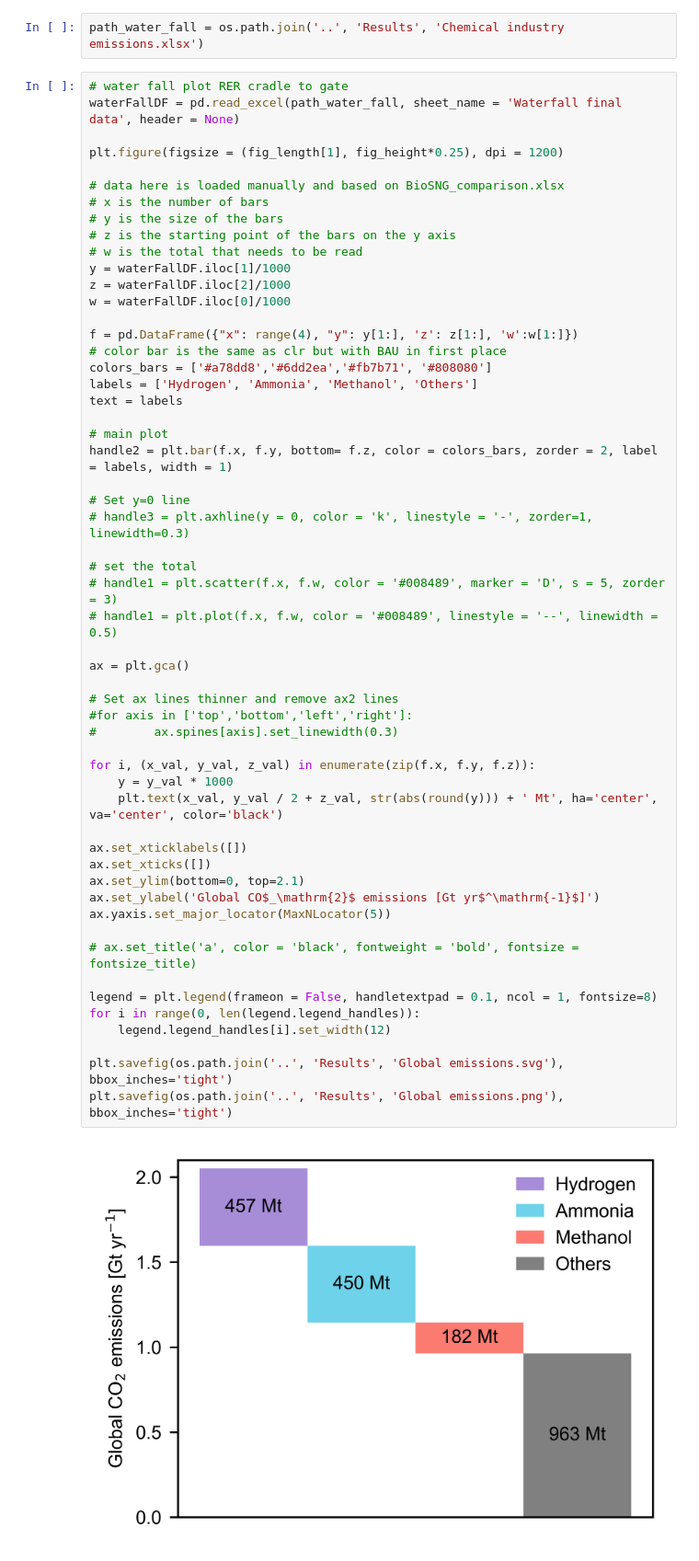
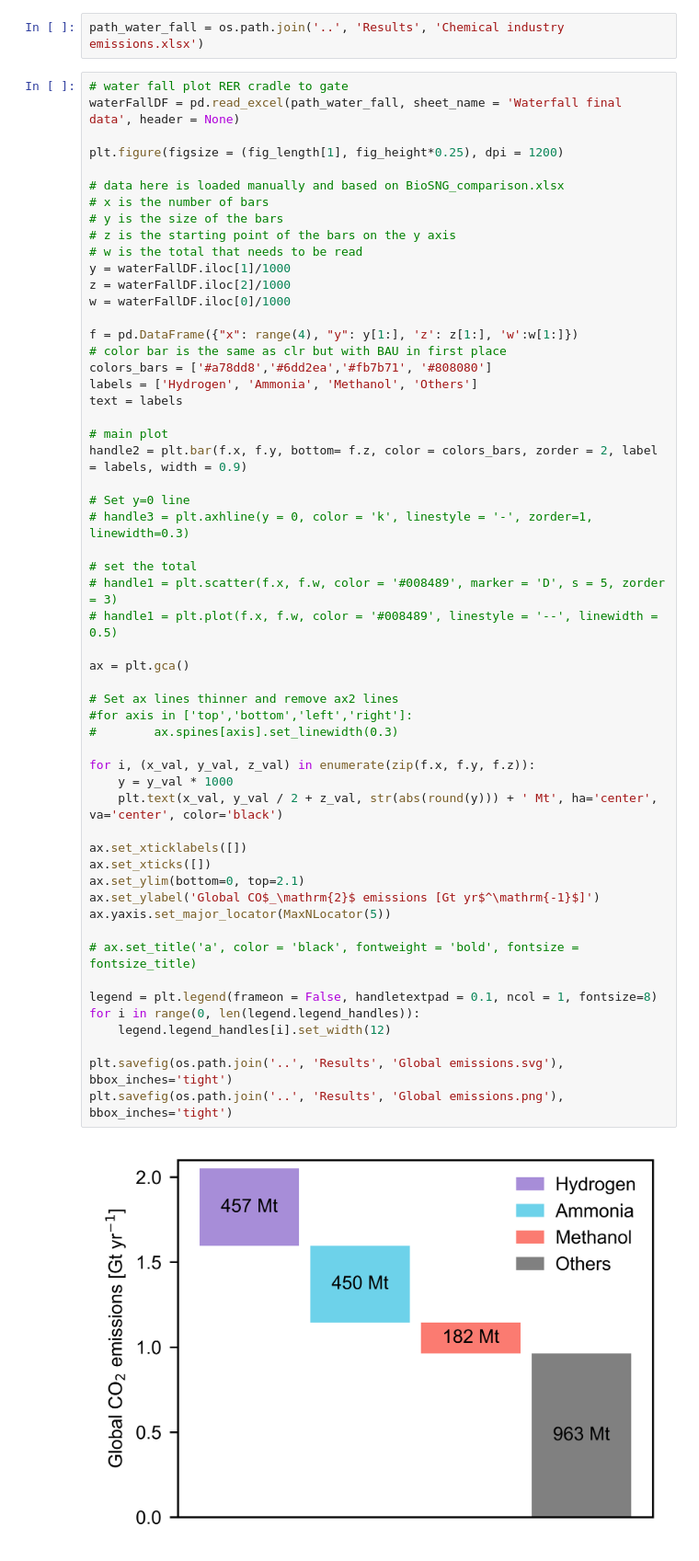
Before and after one commit to abhix2704/Prospective-LCA, a Jupyter notebook: Results/Waterfall.ipynb, the cells around one changed output. Shown at 92% size. Drawn from its saved outputs; the diff is of its cells as text.

Commit message:
new waterfall plot

```diff
--- a/Results/Waterfall.ipynb
+++ b/Results/Waterfall.ipynb
@@ -49,38 +49,38 @@ labels = ['Hydrogen', 'Ammonia', 'Methanol', 'Others']
 text = labels
 
 # main plot
-handle2 = plt.bar(f.x, f.y, bottom= f.z, color = colors_bars, zorder = 2, label = labels, width = 1)
+handle2 = plt.bar(f.x, f.y, bottom= f.z, color = colors_bars, zorder = 2, label = labels, width = 0.9)
 
 # Set y=0 line
 # handle3 = plt.axhline(y = 0, color = 'k', linestyle = '-', zorder=1, linewidth=0.3)
 
 # set the total
 # handle1 = plt.scatter(f.x, f.w, color = '#008489', marker = 'D', s = 5, zorder = 3)
 # handle1 = plt.plot(f.x, f.w, color = '#008489', linestyle = '--', linewidth = 0.5)
 
 ax = plt.gca()
 
 # Set ax lines thinner and remove ax2 lines
 #for axis in ['top','bottom','left','right']:
 #        ax.spines[axis].set_linewidth(0.3)
 
 for i, (x_val, y_val, z_val) in enumerate(zip(f.x, f.y, f.z)):
     y = y_val * 1000
     plt.text(x_val, y_val / 2 + z_val, str(abs(round(y))) + ' Mt', ha='center', va='center', color='black')
 
 ax.set_xticklabels([])
 ax.set_xticks([])
 ax.set_ylim(bottom=0, top=2.1)
 ax.set_ylabel('Global CO$_\mathrm{2}$ emissions [Gt yr$^\mathrm{-1}$]')
 ax.yaxis.set_major_locator(MaxNLocator(5))
 
 # ax.set_title('a', color = 'black', fontweight = 'bold', fontsize = fontsize_title)
 
 legend = plt.legend(frameon = False, handletextpad = 0.1, ncol = 1, fontsize=8)
 for i in range(0, len(legend.legend_handles)):
     legend.legend_handles[i].set_width(12)
 
 plt.savefig(os.path.join('..', 'Results', 'Global emissions.svg'), bbox_inches='tight')
 plt.savefig(os.path.join('..', 'Results', 'Global emissions.png'), bbox_inches='tight')
 # %% [output]
-[figure, old version]
+[figure, new version]
```
Also changed, not shown: 2 other files.
